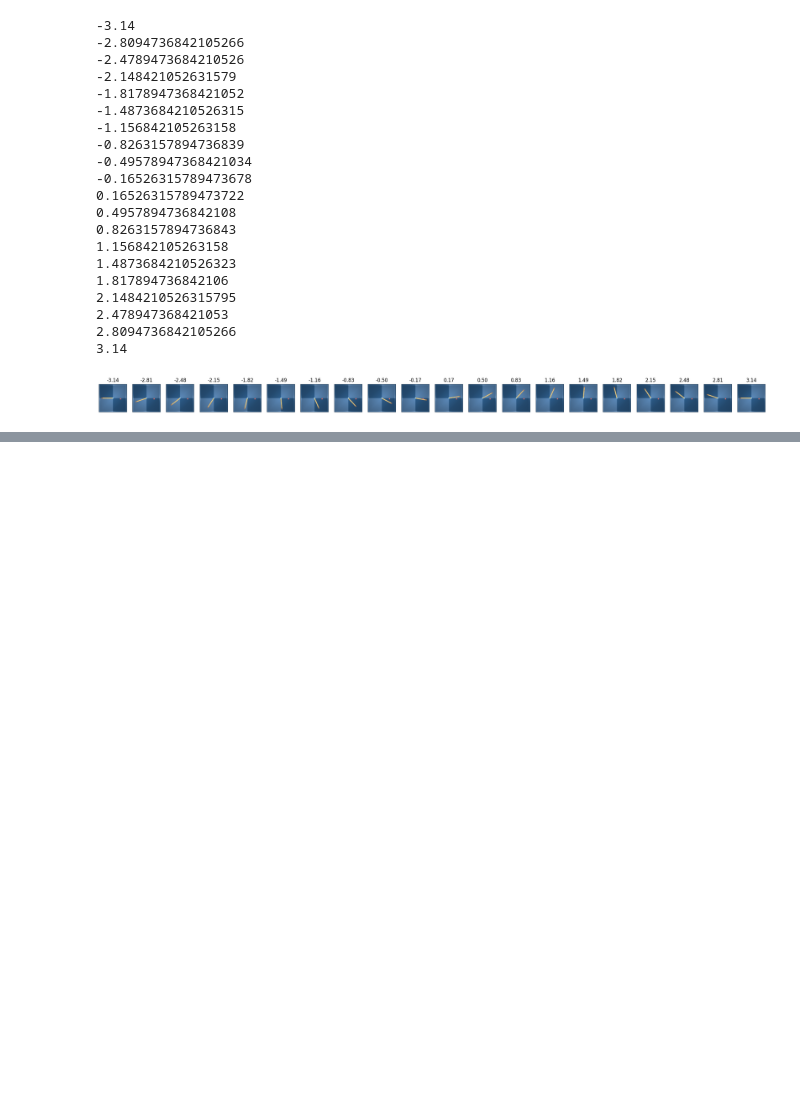
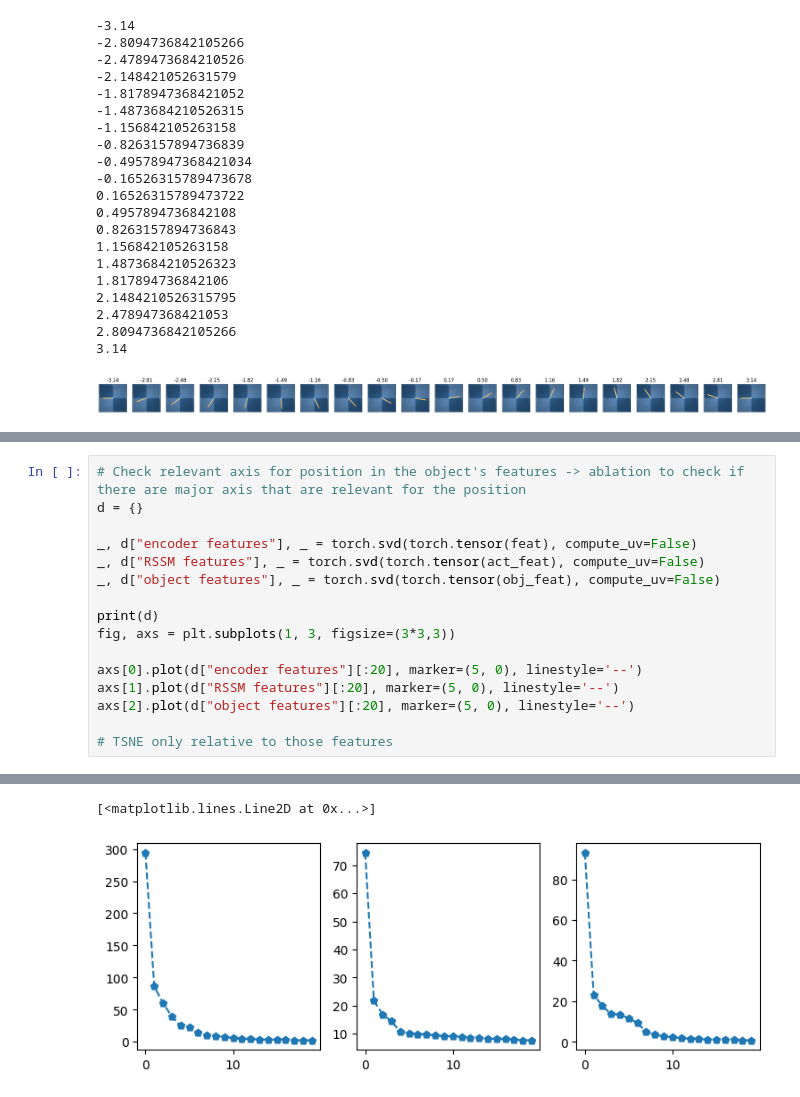
Before and after one commit to StefanoFerraro/FOCUS, a Jupyter notebook: notebooks/plotting_pose/latent_over_pose.ipynb, the cells around one changed output, grey strips where cells are left out. Saved outputs shown, nothing was run; the diff lists cells and outputs as text; blank space fills up the shorter version.

```diff
--- a/notebooks/plotting_pose/latent_over_pose.ipynb
+++ b/notebooks/plotting_pose/latent_over_pose.ipynb
@@ -184,0 +368,17 @@ plt.scatter(X_embedded[:,0], X_embedded[:,1], c=pos_list)
+# %%
+# Check relevant axis for position in the object's features -> ablation to check if there are major axis that are relevant for the position
+d = {}
+
+_, d["encoder features"], _ = torch.svd(torch.tensor(feat), compute_uv=False)
+_, d["RSSM features"], _ = torch.svd(torch.tensor(act_feat), compute_uv=False)
+_, d["object features"], _ = torch.svd(torch.tensor(obj_feat), compute_uv=False)
+
+print(d)
+fig, axs = plt.subplots(1, 3, figsize=(3*3,3))
+
+axs[0].plot(d["encoder features"][:20], marker=(5, 0), linestyle='--')
+axs[1].plot(d["RSSM features"][:20], marker=(5, 0), linestyle='--')
+axs[2].plot(d["object features"][:20], marker=(5, 0), linestyle='--')
+
+# TSNE only relative to those features
+# %% [output]
@@ -184,0 +397,2 @@ plt.scatter(X_embedded[:,0], X_embedded[:,1], c=pos_list)
+[<matplotlib.lines.Line2D at 0x...>]
+[figure, added]
```
Also changed, not shown: parts of 13 cells of this notebook, 12 other files.
